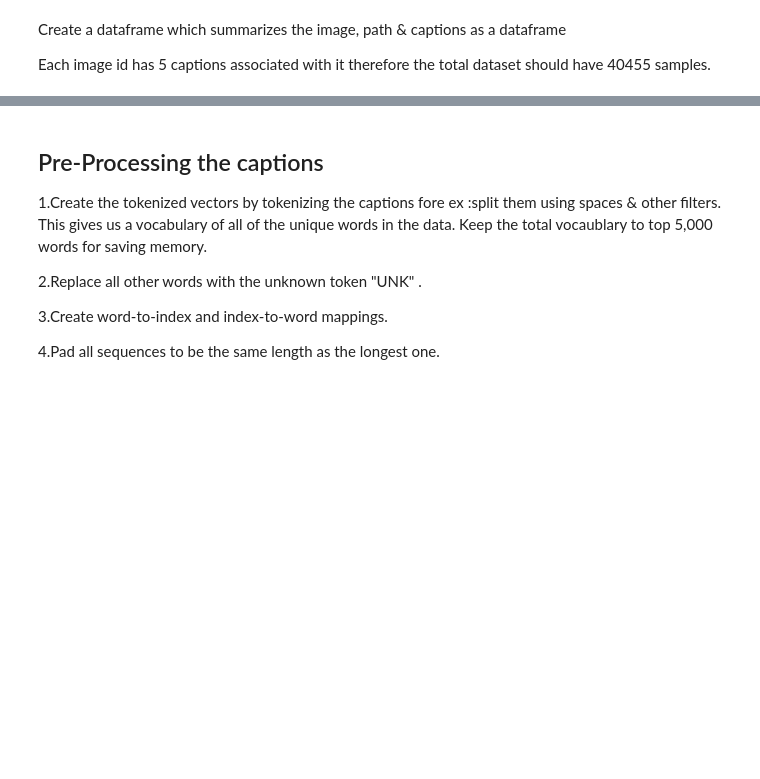
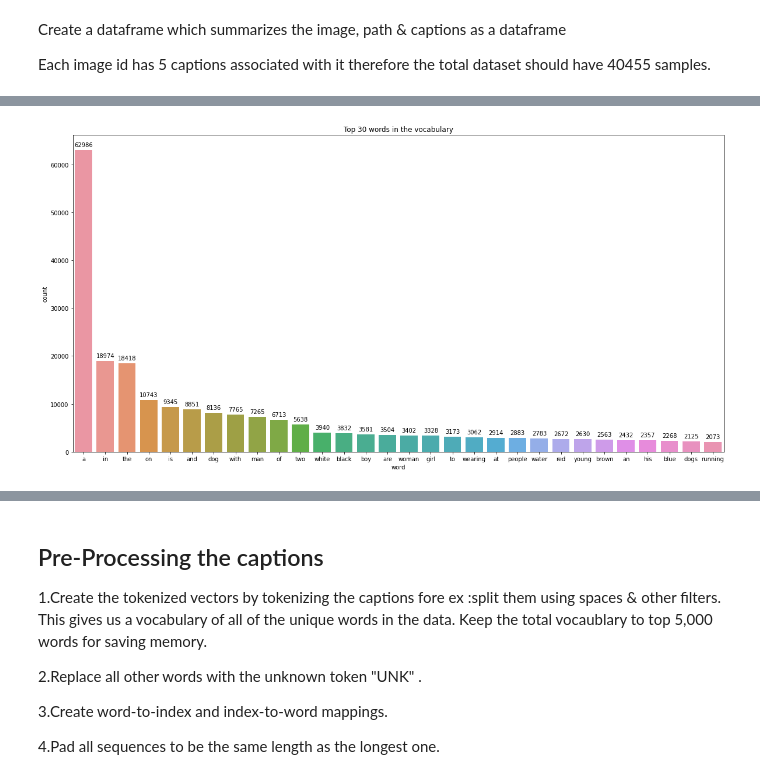
Before and after one commit to sanjay-k-biswas/eye-for-blind, a Jupyter notebook: Eye_for_blind_workbook.ipynb, the cells around one changed output, grey strips where cells are left out. Cells and saved outputs as stored; diff of their text form; code cells hidden in the pictures; blank space fills up the shorter version.

```diff
--- a/Eye_for_blind_workbook.ipynb
+++ b/Eye_for_blind_workbook.ipynb
@@ -214,16 +217,14 @@ Create a dataframe which summarizes the image, path & captions as a dataframe
 
 Each image id has 5 captions associated with it therefore the total dataset should have 40455 samples.
 # %%
-all_img_id=df_captions['image'].values #store all the image id here
-all_img_vector=(images + '/'+ df_captions['image']).values #store all the image path here
-annotations=df_captions['caption'].values #store all the captions here
+all_img_id=image_captions_df['image'].values #store all the image id here
+all_img_vector=(images + '/'+ image_captions_df['image']).values #store all the image path here
+annotations=image_captions_df['caption'].values #store all the captions here
 
 df = pd.DataFrame(list(zip(all_img_id, all_img_vector,annotations)),columns =['ID','Path', 'Captions'])
 
 pd.set_option('max_colwidth', 100)
 print('No of samples = ', df.shape[0])
-print("Total captions present in the dataset: "+ str(len(annotations)))
-print("Total images present in the dataset: " + str(len(set(all_img_vector))))
 
 df.head(10)
 # %% [output]
@@ -266,0 +258,10 @@ val_count
+# %%
+#Create the vocabulary & the counter for the captions
+
+# Removing all punctuations from captions
+df['Captions'] = df['Captions'].apply(lambda x : ''.join(l for l in x if l not in string.punctuation))
+
+vocabulary = [y.lower() for x in df['Captions'].values for y in x.split()]
+
+val_count=Counter(vocabulary)
+val_count
@@ -266,0 +286,24 @@ val_count
+# %%
+#Visualise the top 30 occuring words in the captions
+top30 = val_count.most_common(30)
+
+words = []
+counts = []
+for word_count in top30 :
+    words.append(word_count[0])
+    counts.append(word_count[1])
+
+plt.figure(figsize=(20,10))
+plt.title('Top 30 words in the vocabulary')
+plt.xlabel('word')
+plt.ylabel('count')
+plot = sns.barplot(x=words, y=counts)
+for p in plot.patches:
+    plot.annotate(format(int(p.get_height())),
+                   (p.get_x() + p.get_width() / 2., p.get_height()),
+                   ha = 'center', va = 'center',
+                   xytext = (0, 9),
+                   textcoords = 'offset points')
+plt.show()
+# %% [output]
+[figure, added]
```
Also changed, not shown: parts of 65 cells of this notebook.
